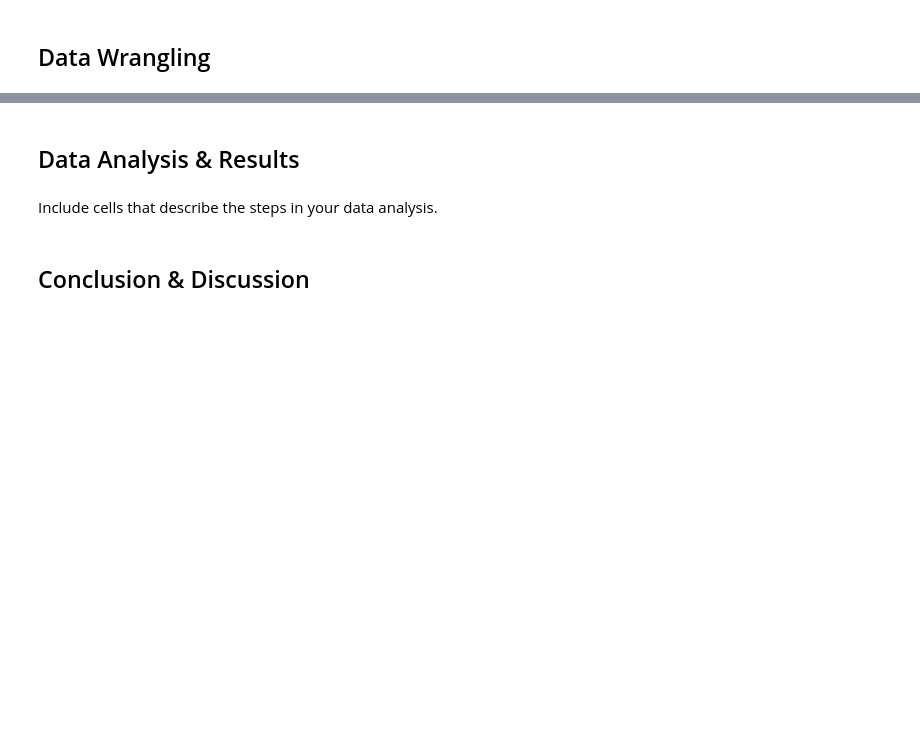
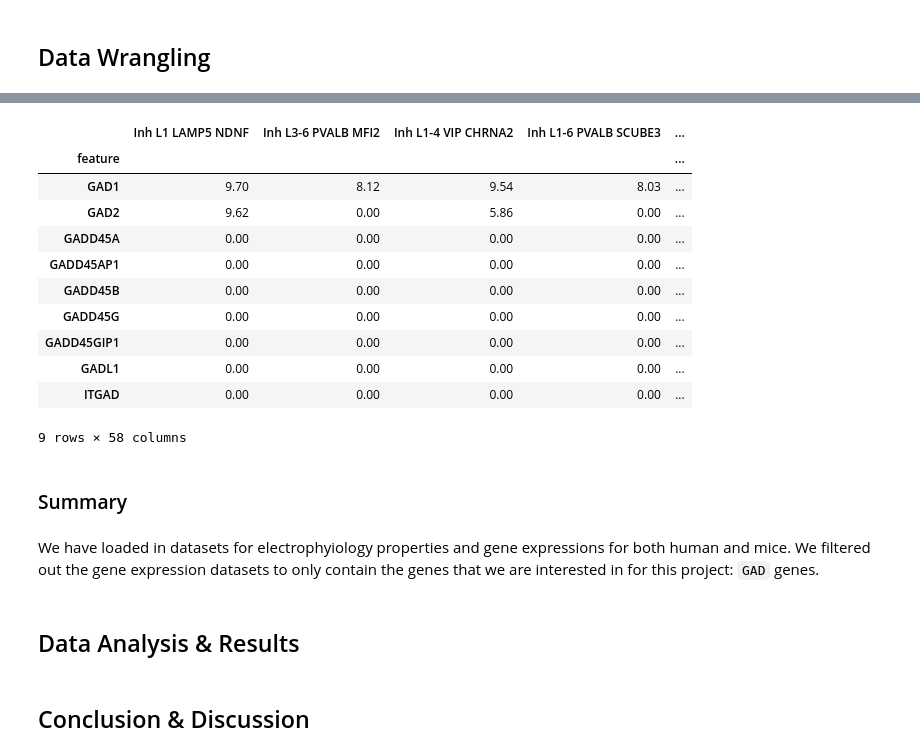
Before and after one commit to kushiu/Cell-Types-Project, a Jupyter notebook: CellTypesProject_template.ipynb, the cells around one changed output, grey strips where cells are left out. Drawn from its saved outputs; the diff is of its cells as text; code cells hidden in the pictures; blank space fills up the shorter version.

```diff
--- a/CellTypesProject_template.ipynb
+++ b/CellTypesProject_template.ipynb
@@ -43,0 +142,3 @@ Describe your data wrangling steps here.
+# %%
+human_genes = pd.read_csv('human_genes.csv').set_index('feature')
+human_genes.head(5)
@@ -44,7 +182,36 @@ Describe your data wrangling steps here.
+# %%
+# Finding all GAD genes in the human data
+gad_human = []
+for i in human_genes.index:
+    if 'GAD' in i:
+        gad_human.append(i)
+
+# Filtering original gene expression dataset for only GAD genes
+human_gad_genes = human_genes.loc[gad_human]
+
+# Dropping columns that had all zeros
+human_gad_genes = human_gad_genes.loc[:, (human_gad_genes != 0).any(axis=0)]
+
+human_gad_genes
+# %% [output]
+|  | Inh L1 LAMP5 NDNF | Inh L3-6 PVALB MFI2 | Inh L1-4 VIP CHRNA2 | Inh L1-6 PVALB SCUBE3 | ... |
+| feature |  |  |  |  | ... |
+| GAD1 | 9.70 | 8.12 | 9.54 | 8.03 | ... |
+| GAD2 | 9.62 | 0.00 | 5.86 | 0.00 | ... |
+| GADD45A | 0.00 | 0.00 | 0.00 | 0.00 | ... |
+| GADD45AP1 | 0.00 | 0.00 | 0.00 | 0.00 | ... |
+| GADD45B | 0.00 | 0.00 | 0.00 | 0.00 | ... |
+| GADD45G | 0.00 | 0.00 | 0.00 | 0.00 | ... |
+| GADD45GIP1 | 0.00 | 0.00 | 0.00 | 0.00 | ... |
+| GADL1 | 0.00 | 0.00 | 0.00 | 0.00 | ... |
+| ITGAD | 0.00 | 0.00 | 0.00 | 0.00 | ... |
+9 rows × 58 columns
+# %% [markdown]
+### Summary
+# %% [markdown]
+We have loaded in datasets for electrophyiology properties and gene expressions for both human and mice. We filtered out the gene expression datasets to only contain the genes that we are interested in for this project: `GAD` genes.
 # %% [markdown]
 ## Data Analysis & Results
-# %% [markdown]
-Include cells that describe the steps in your data analysis.
 # %%
 ## YOUR CODE HERE
 ## FEEL FREE TO ADD MULTIPLE CELLS PER SECTION
```
Also changed, not shown: parts of 32 cells of this notebook.
